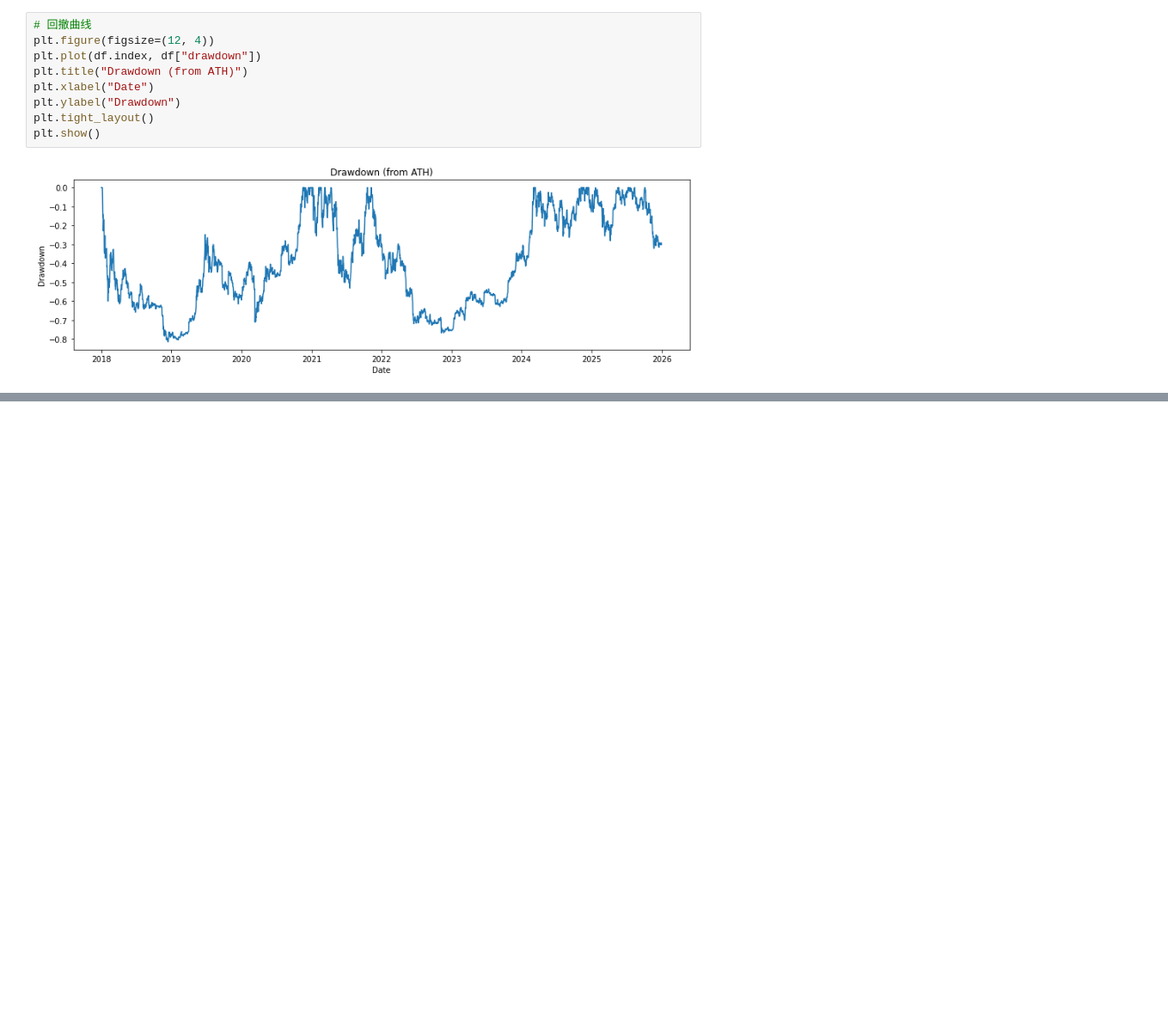
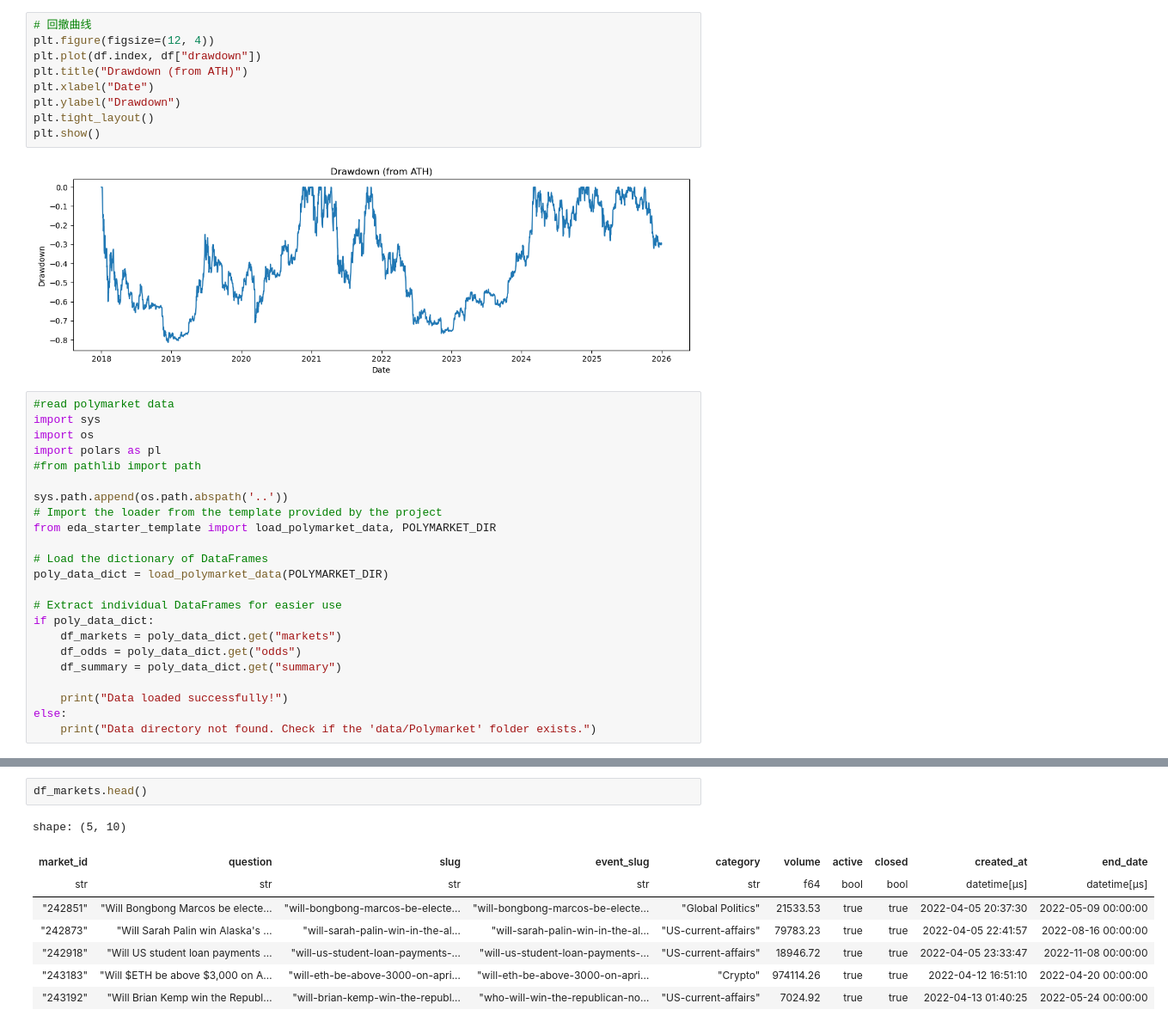
Before and after one commit to shuangvely/bitcoin-analytics-capstone-sp26-team08, a Jupyter notebook: eda/EDA.ipynb, the cells around one changed output, grey strips where cells are left out. Shown at 86% size. Saved outputs shown, nothing was run; the diff lists cells and outputs as text; blank space fills up the shorter version.

Commit message:
Load polymarket data in eda.ipynb

```diff
--- a/eda/EDA.ipynb
+++ b/eda/EDA.ipynb
@@ -122,3 +122,26 @@ plt.tight_layout()
 plt.show()
 # %% [output]
 [figure]
+# %%
+#read polymarket data
+import sys
+import os
+import polars as pl
+#from pathlib import path
+
+sys.path.append(os.path.abspath('..'))
+# Import the loader from the template provided by the project
+from eda_starter_template import load_polymarket_data, POLYMARKET_DIR
+
+# Load the dictionary of DataFrames
+poly_data_dict = load_polymarket_data(POLYMARKET_DIR)
+
+# Extract individual DataFrames for easier use
+if poly_data_dict:
+    df_markets = poly_data_dict.get("markets")
+    df_odds = poly_data_dict.get("odds")
+    df_summary = poly_data_dict.get("summary")
+
+    print("Data loaded successfully!")
+else:
+    print("Data directory not found. Check if the 'data/Polymarket' folder exists.")
@@ -124,0 +156,11 @@ plt.show()
+# %%
+df_markets.head()
+# %% [output]
+shape: (5, 10)
+| market_id | question | slug | event_slug | category | volume | active | closed | created_at | end_date |
+| str | str | str | str | str | f64 | bool | bool | datetime[μs] | datetime[μs] |
+| "242851" | "Will Bongbong Marcos be electe… | "will-bongbong-marcos-be-electe… | "will-bongbong-marcos-be-electe… | "Global Politics" | 21533.53 | true | true | 2022-04-05 20:37:30 | 2022-05-09 00:00:00 |
+| "242873" | "Will Sarah Palin win Alaska's … | "will-sarah-palin-win-in-the-al… | "will-sarah-palin-win-in-the-al… | "US-current-affairs" | 79783.23 | true | true | 2022-04-05 22:41:57 | 2022-08-16 00:00:00 |
+| "242918" | "Will US student loan payments … | "will-us-student-loan-payments-… | "will-us-student-loan-payments-… | "US-current-affairs" | 18946.72 | true | true | 2022-04-05 23:33:47 | 2022-11-08 00:00:00 |
+| "243183" | "Will $ETH be above $3,000 on A… | "will-eth-be-above-3000-on-apri… | "will-eth-be-above-3000-on-apri… | "Crypto" | 974114.26 | true | true | 2022-04-12 16:51:10 | 2022-04-20 00:00:00 |
+| "243192" | "Will Brian Kemp win the Republ… | "will-brian-kemp-win-the-republ… | "who-will-win-the-republican-no… | "US-current-affairs" | 7024.92 | true | true | 2022-04-13 01:40:25 | 2022-05-24 00:00:00 |
```
Also changed, not shown: parts of 1 cell of this notebook.
